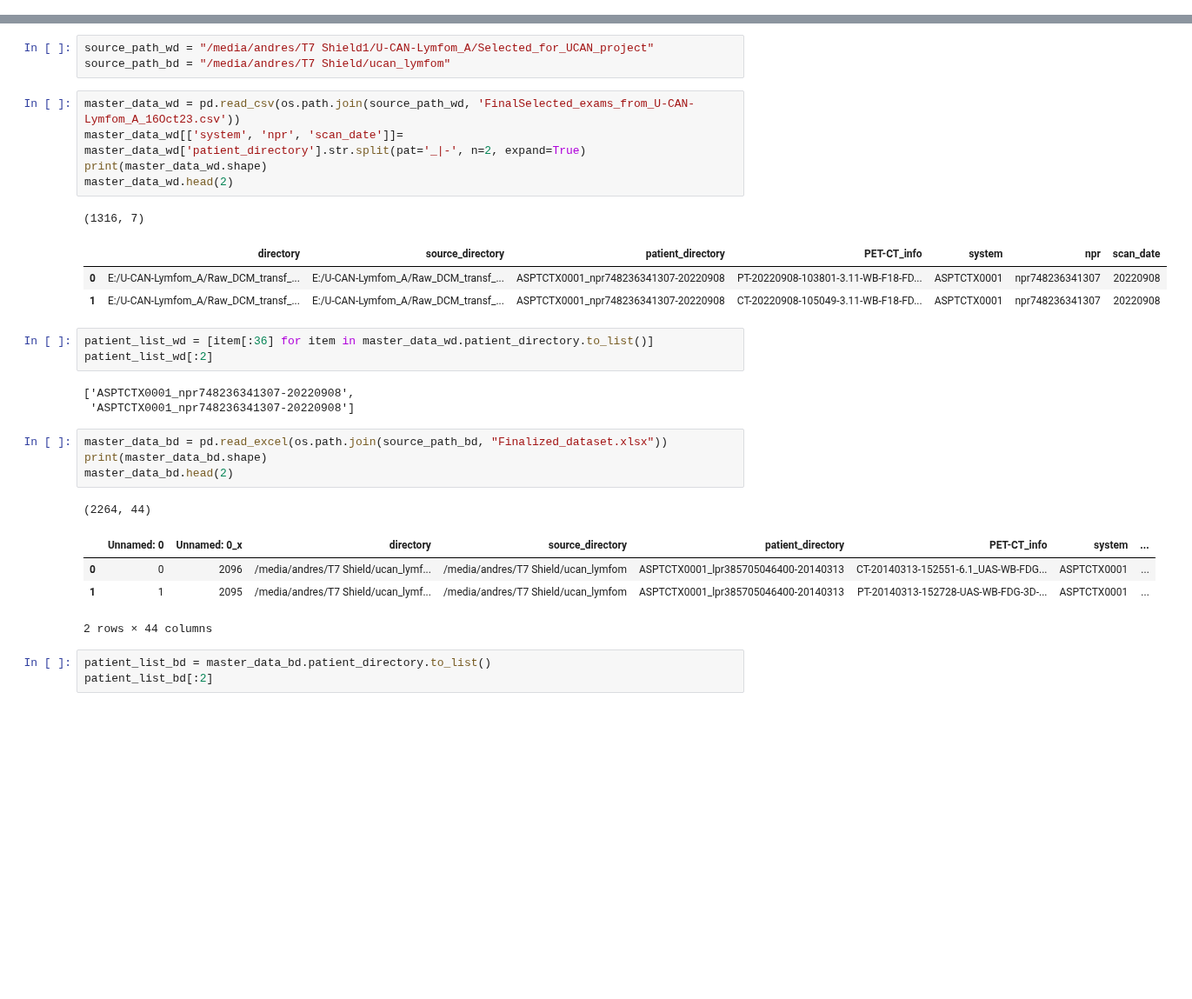
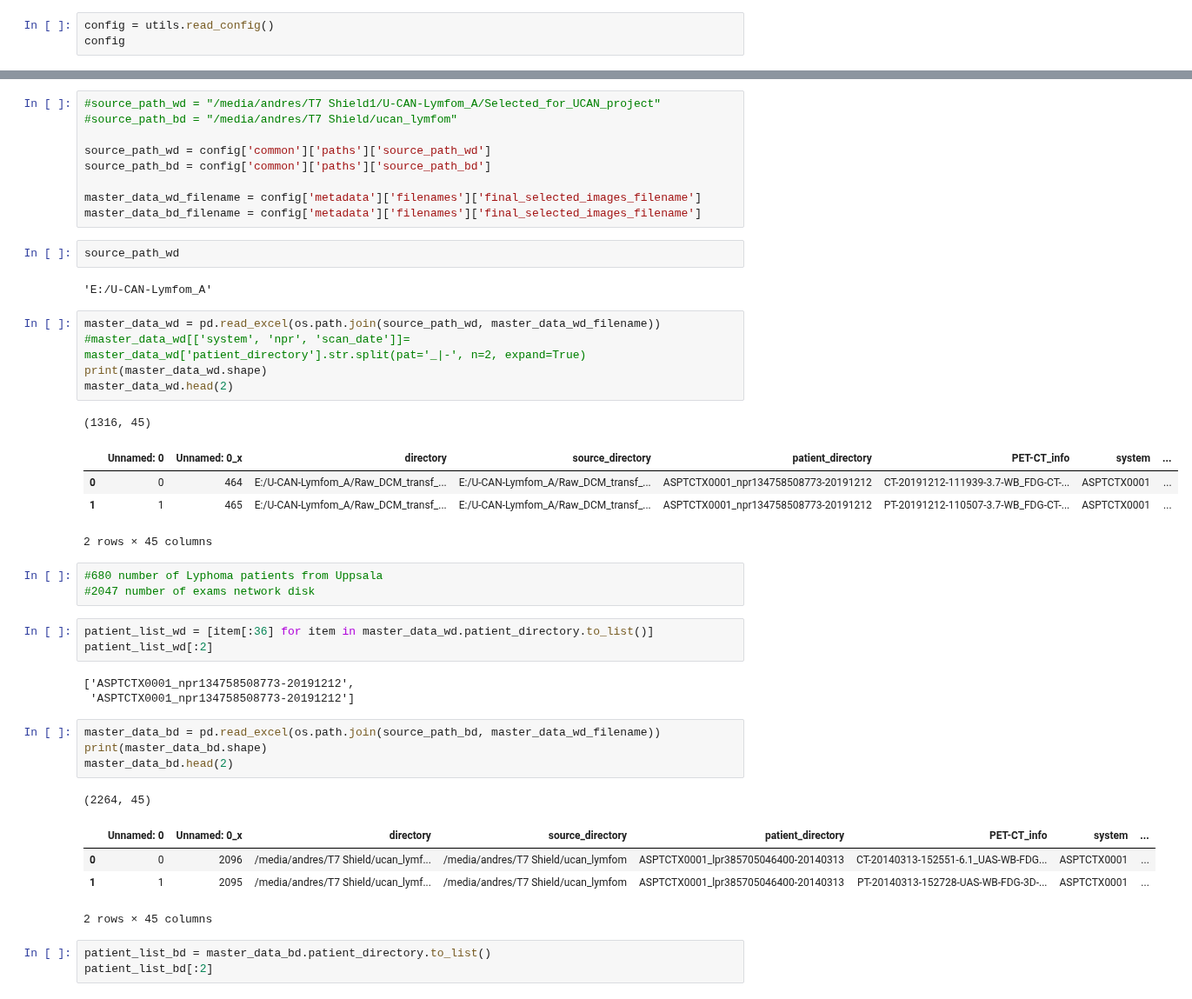
Before and after one commit to NickosKal/UCAN-PET-CT-image-data-handling-pipeline, a Jupyter notebook: Task1_2/testpatientsondisk1and2.ipynb, the cells around one changed output, grey strips where cells are left out. Shown at 87% size. Drawn from its saved outputs; the diff is of its cells as text; blank space fills up the shorter version.

```diff
--- a/Task1_2/testpatientsondisk1and2.ipynb
+++ b/Task1_2/testpatientsondisk1and2.ipynb
@@ -4,0 +12,3 @@ import os
+# %%
+config = utils.read_config()
+config
@@ -5,32 +27,46 @@ import os
 # %%
-source_path_wd = "/media/andres/T7 Shield1/U-CAN-Lymfom_A/Selected_for_UCAN_project"
-source_path_bd = "/media/andres/T7 Shield/ucan_lymfom"
+#source_path_wd = "/media/andres/T7 Shield1/U-CAN-Lymfom_A/Selected_for_UCAN_project"
+#source_path_bd = "/media/andres/T7 Shield/ucan_lymfom"
+
+source_path_wd = config['common']['paths']['source_path_wd']
+source_path_bd = config['common']['paths']['source_path_bd']
+
+master_data_wd_filename = config['metadata']['filenames']['final_selected_images_filename']
+master_data_bd_filename = config['metadata']['filenames']['final_selected_images_filename']
+# %%
+source_path_wd
+# %% [output]
+'E:/U-CAN-Lymfom_A'
 # %%
-master_data_wd = pd.read_csv(os.path.join(source_path_wd, 'FinalSelected_exams_from_U-CAN-Lymfom_A_16Oct23.csv'))
-master_data_wd[['system', 'npr', 'scan_date']]= master_data_wd['patient_directory'].str.split(pat='_|-', n=2, expand=True)
+master_data_wd = pd.read_excel(os.path.join(source_path_wd, master_data_wd_filename))
+#master_data_wd[['system', 'npr', 'scan_date']]= master_data_wd['patient_directory'].str.split(pat='_|-', n=2, expand=True)
 print(master_data_wd.shape)
 master_data_wd.head(2)
 # %% [output]
-(1316, 7)
+(1316, 45)
-|  | directory | source_directory | patient_directory | PET-CT_info | system | npr | scan_date |
-| 0 | E:/U-CAN-Lymfom_A/Raw_DCM_transf_... | E:/U-CAN-Lymfom_A/Raw_DCM_transf_... | ASPTCTX0001_npr748236341307-20220908 | PT-20220908-103801-3.11-WB-F18-FD... | ASPTCTX0001 | npr748236341307 | 20220908 |
-| 1 | E:/U-CAN-Lymfom_A/Raw_DCM_transf_... | E:/U-CAN-Lymfom_A/Raw_DCM_transf_... | ASPTCTX0001_npr748236341307-20220908 | CT-20220908-105049-3.11-WB-F18-FD... | ASPTCTX0001 | npr748236341307 | 20220908 |
+|  | Unnamed: 0 | Unnamed: 0_x | directory | source_directory | patient_directory | PET-CT_info | system | ... |
+| 0 | 0 | 464 | E:/U-CAN-Lymfom_A/Raw_DCM_transf_... | E:/U-CAN-Lymfom_A/Raw_DCM_transf_... | ASPTCTX0001_npr134758508773-20191212 | CT-20191212-111939-3.7-WB_FDG-CT-... | ASPTCTX0001 | ... |
+| 1 | 1 | 465 | E:/U-CAN-Lymfom_A/Raw_DCM_transf_... | E:/U-CAN-Lymfom_A/Raw_DCM_transf_... | ASPTCTX0001_npr134758508773-20191212 | PT-20191212-110507-3.7-WB_FDG-CT-... | ASPTCTX0001 | ... |
+2 rows × 45 columns
+# %%
+#680 number of Lyphoma patients from Uppsala
+#2047 number of exams network disk
 # %%
 patient_list_wd = [item[:36] for item in master_data_wd.patient_directory.to_list()]
 patient_list_wd[:2]
 # %% [output]
-['ASPTCTX0001_npr748236341307-20220908',
- 'ASPTCTX0001_npr748236341307-20220908']
+['ASPTCTX0001_npr134758508773-20191212',
+ 'ASPTCTX0001_npr134758508773-20191212']
 # %%
-master_data_bd = pd.read_excel(os.path.join(source_path_bd, "Finalized_dataset.xlsx"))
+master_data_bd = pd.read_excel(os.path.join(source_path_bd, master_data_wd_filename))
 print(master_data_bd.shape)
 master_data_bd.head(2)
 # %% [output]
-(2264, 44)
+(2264, 45)
 |  | Unnamed: 0 | Unnamed: 0_x | directory | source_directory | patient_directory | PET-CT_info | system | ... |
 | 0 | 0 | 2096 | /media/andres/T7 Shield/ucan_lymf... | /media/andres/T7 Shield/ucan_lymfom | ASPTCTX0001_lpr385705046400-20140313 | CT-20140313-152551-6.1_UAS-WB-FDG... | ASPTCTX0001 | ... |
 | 1 | 1 | 2095 | /media/andres/T7 Shield/ucan_lymf... | /media/andres/T7 Shield/ucan_lymfom | ASPTCTX0001_lpr385705046400-20140313 | PT-20140313-152728-UAS-WB-FDG-3D-... | ASPTCTX0001 | ... |
-2 rows × 44 columns
+2 rows × 45 columns
 # %%
 patient_list_bd = master_data_bd.patient_directory.to_list()
 patient_list_bd[:2]
```
Also changed, not shown: parts of 8 cells of this notebook, 4 other files.
